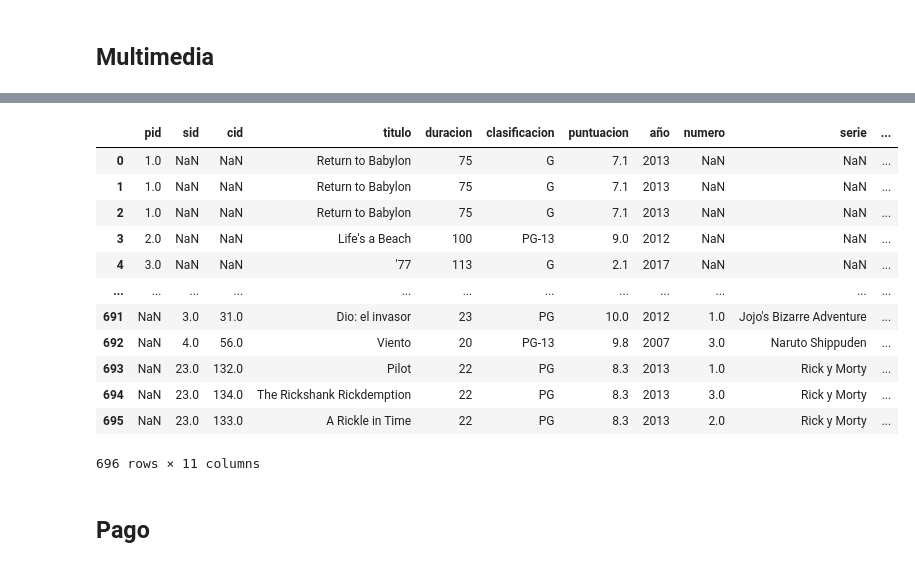
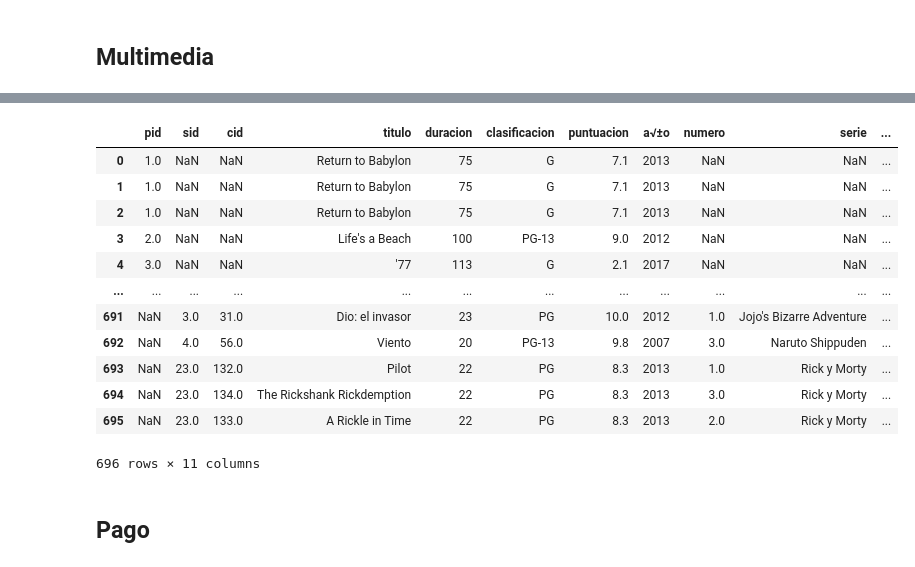
Before and after one commit to VicenteGarayR/Gatos-de-base, a Jupyter notebook: Entrega3/CSV/data_impar.ipynb, the cells around one changed output, grey strips where cells are left out. Drawn from its saved outputs; the diff is of its cells as text; code cells hidden in the pictures.

```diff
--- a/Entrega3/CSV/data_impar.ipynb
+++ b/Entrega3/CSV/data_impar.ipynb
@@ -47,8 +38,8 @@ df_multimedia.head()
 # %%
-df_multimedia.rename(columns={'a√±o': 'año'}, inplace=True)
+#df_multimedia.rename(columns={'a√±o': 'año'}, inplace=True)
 df_multimedia
 # %% [output]
-|  | pid | sid | cid | titulo | duracion | clasificacion | puntuacion | año | numero | serie | ... |
+|  | pid | sid | cid | titulo | duracion | clasificacion | puntuacion | a√±o | numero | serie | ... |
 | 0 | 1.0 | NaN | NaN | Return to Babylon | 75 | G | 7.1 | 2013 | NaN | NaN | ... |
 | 1 | 1.0 | NaN | NaN | Return to Babylon | 75 | G | 7.1 | 2013 | NaN | NaN | ... |
 | 2 | 1.0 | NaN | NaN | Return to Babylon | 75 | G | 7.1 | 2013 | NaN | NaN | ... |
```
Also changed, not shown: parts of 9 cells of this notebook, 21 other files.
